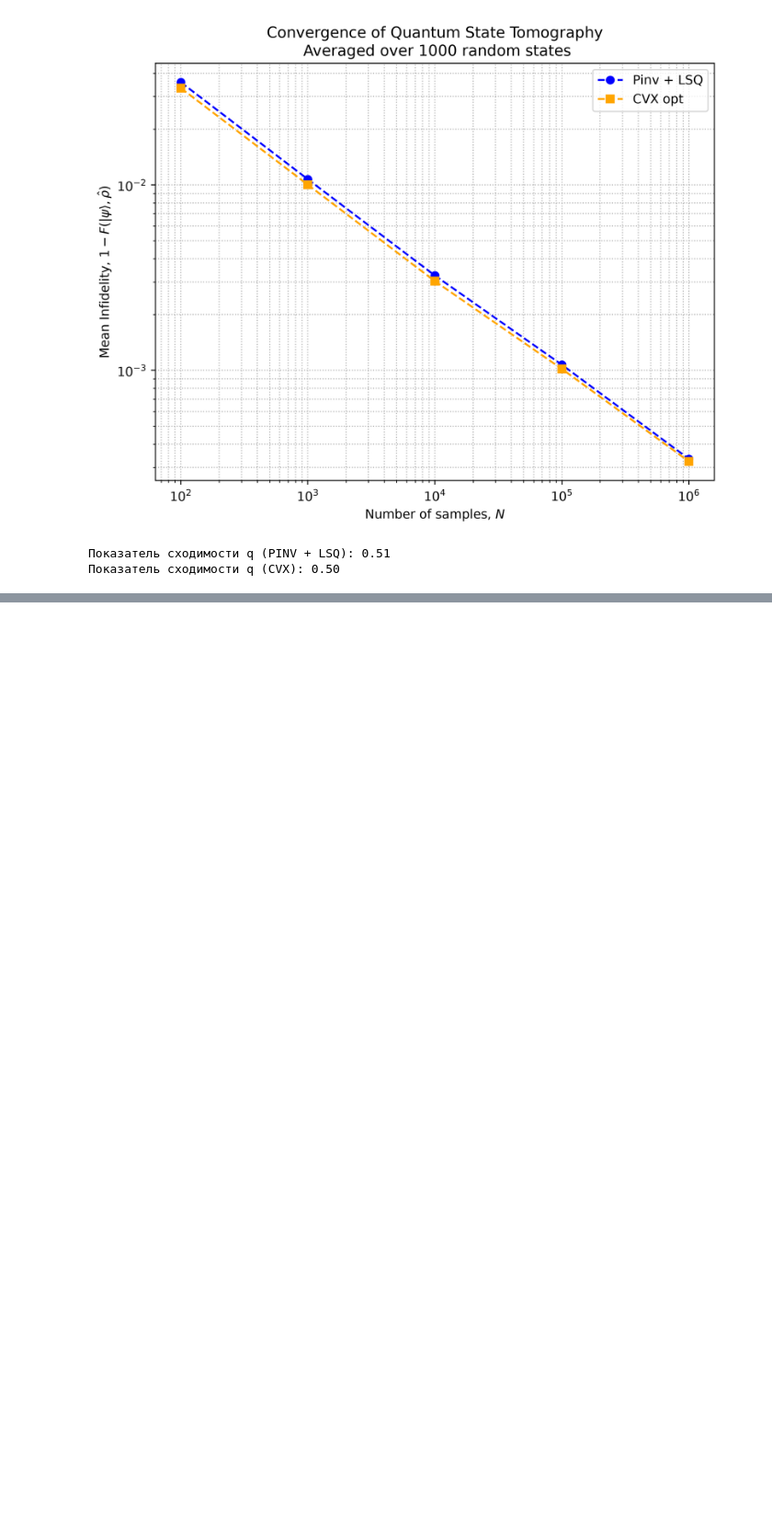
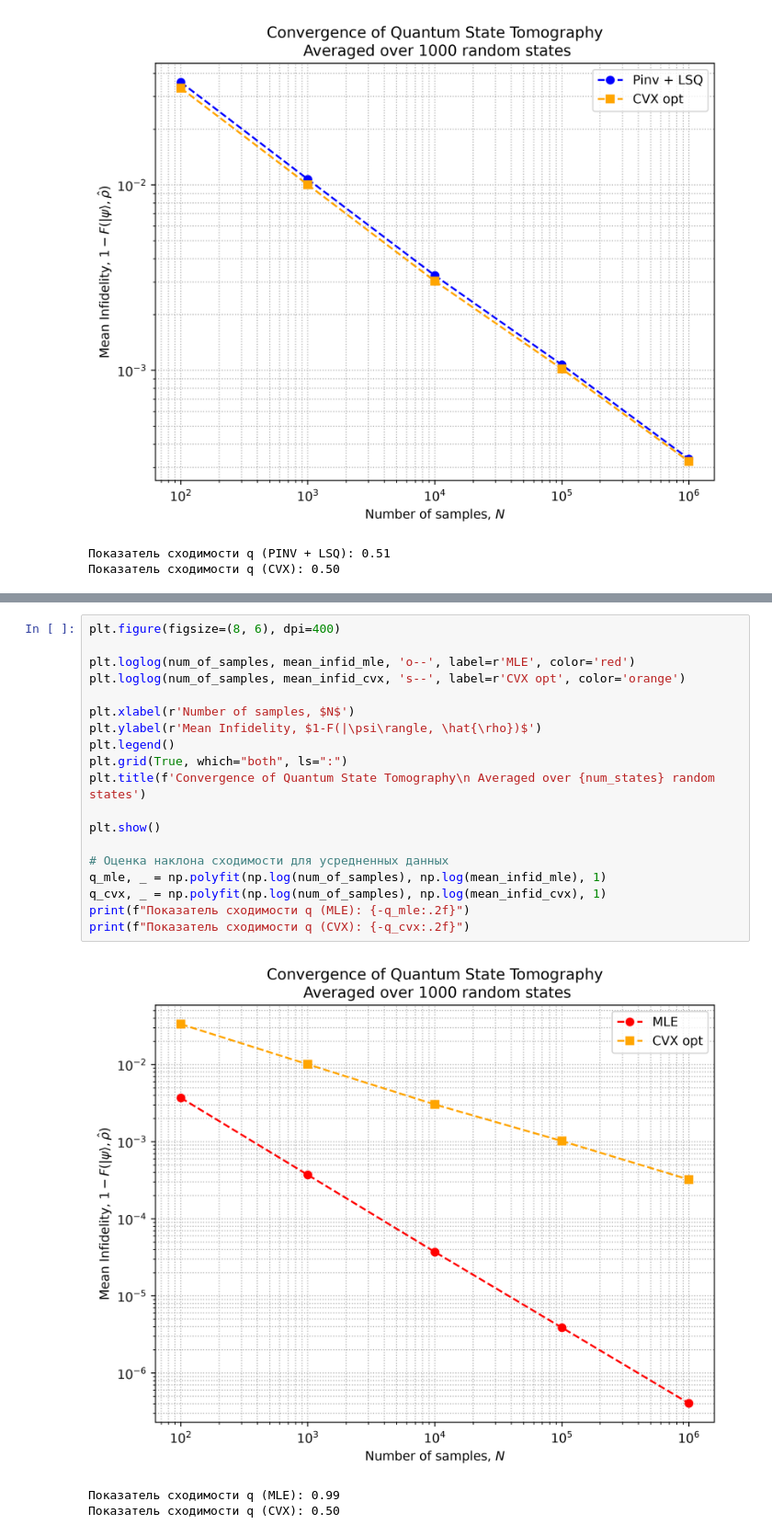
Before and after one commit to robikgrin/tomo-msu-2026-autumn, a Jupyter notebook: hw_1/results.ipynb, the cells around one changed output, grey strips where cells are left out. Shown at 92% size. Drawn from its saved outputs; the diff is of its cells as text; blank space fills up the shorter version.

```diff
--- a/hw_1/results.ipynb
+++ b/hw_1/results.ipynb
@@ -123,0 +161,23 @@ print(f"Показатель сходимости q (CVX): {-q_cvx:.2f}")
+# %%
+plt.figure(figsize=(8, 6), dpi=400)
+
+plt.loglog(num_of_samples, mean_infid_mle, 'o--', label=r'MLE', color='red')
+plt.loglog(num_of_samples, mean_infid_cvx, 's--', label=r'CVX opt', color='orange')
+
+plt.xlabel(r'Number of samples, $N$')
+plt.ylabel(r'Mean Infidelity, $1-F(|\psi\rangle, \hat{\rho})$')
+plt.legend()
+plt.grid(True, which="both", ls=":")
+plt.title(f'Convergence of Quantum State Tomography\n Averaged over {num_states} random states')
+
+plt.show()
+
+# Оценка наклона сходимости для усредненных данных
+q_mle, _ = np.polyfit(np.log(num_of_samples), np.log(mean_infid_mle), 1)
+q_cvx, _ = np.polyfit(np.log(num_of_samples), np.log(mean_infid_cvx), 1)
+print(f"Показатель сходимости q (MLE): {-q_mle:.2f}")
+print(f"Показатель сходимости q (CVX): {-q_cvx:.2f}")
+# %% [output]
+[figure, added]
+Показатель сходимости q (MLE): 0.99
+Показатель сходимости q (CVX): 0.50
```
Also changed, not shown: parts of 2 cells of this notebook, 4 other files.
